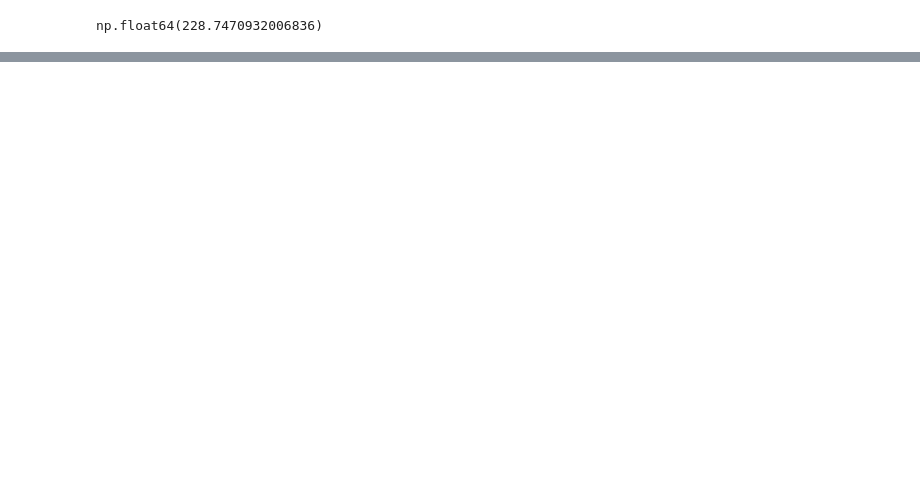
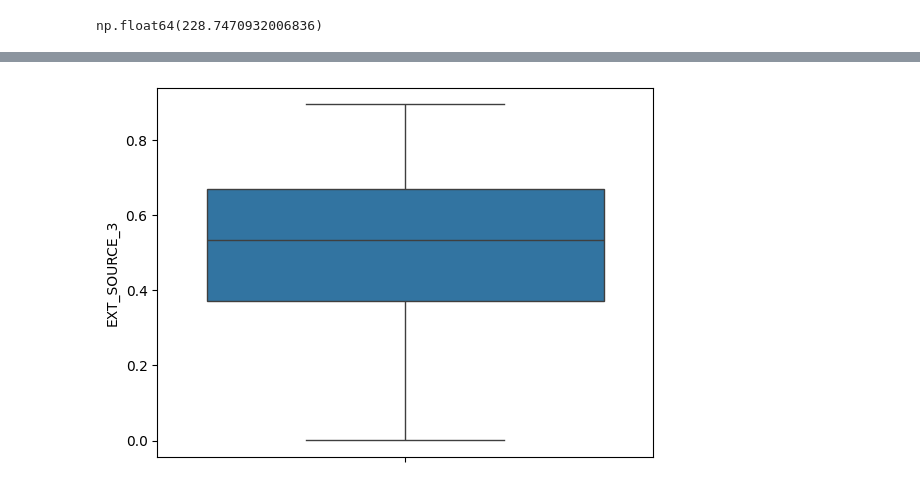
Before and after one commit to prindyn/ml_learning, a Jupyter notebook: Credit_EDA.ipynb, the cells around one changed output, grey strips where cells are left out. Cells and saved outputs as stored; diff of their text form; code cells hidden in the pictures; blank space fills up the shorter version.

Commit message:
working with missing values

```diff
--- a/EDA.Початок.ipynb
+++ b/Credit_EDA.ipynb
@@ -172,0 +256,3 @@ np.float64(228.7470932006836)
+# %%
+null_df = pd.DataFrame({ 'column_name': df.columns, 'null_count': null_count, 'null_percentage': null_percentage })
+null_df.reset_index(drop=True, inplace=True)
@@ -172,0 +283,2 @@ np.float64(228.7470932006836)
+# %%
+cols_to_be_del = null_df[null_df['null_percentage'] > 40].column_name.to_list()
@@ -172,0 +287,2 @@ np.float64(228.7470932006836)
+# %%
+df.drop(columns = cols_to_be_del, inplace = True)
@@ -172,0 +348,2 @@ np.float64(228.7470932006836)
+# %%
+df['OCCUPATION_TYPE'].fillna(value='Unknown', inplace=True)
@@ -172,0 +377,5 @@ np.float64(228.7470932006836)
+# %%
+sns.boxplot(df.EXT_SOURCE_3)
+plt.show()
+# %% [output]
+[figure, added]
```
Also changed, not shown: parts of 61 cells of this notebook, 1 other file.
